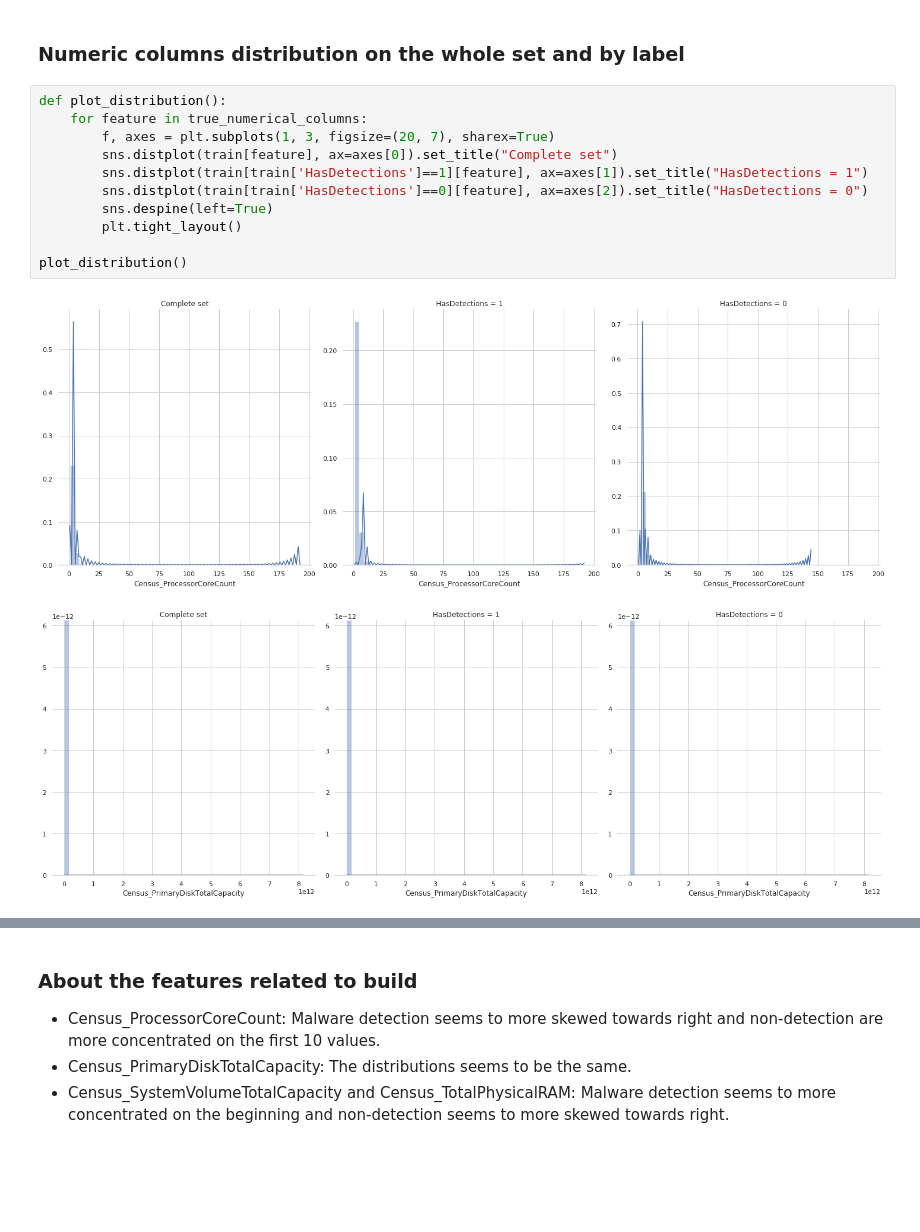
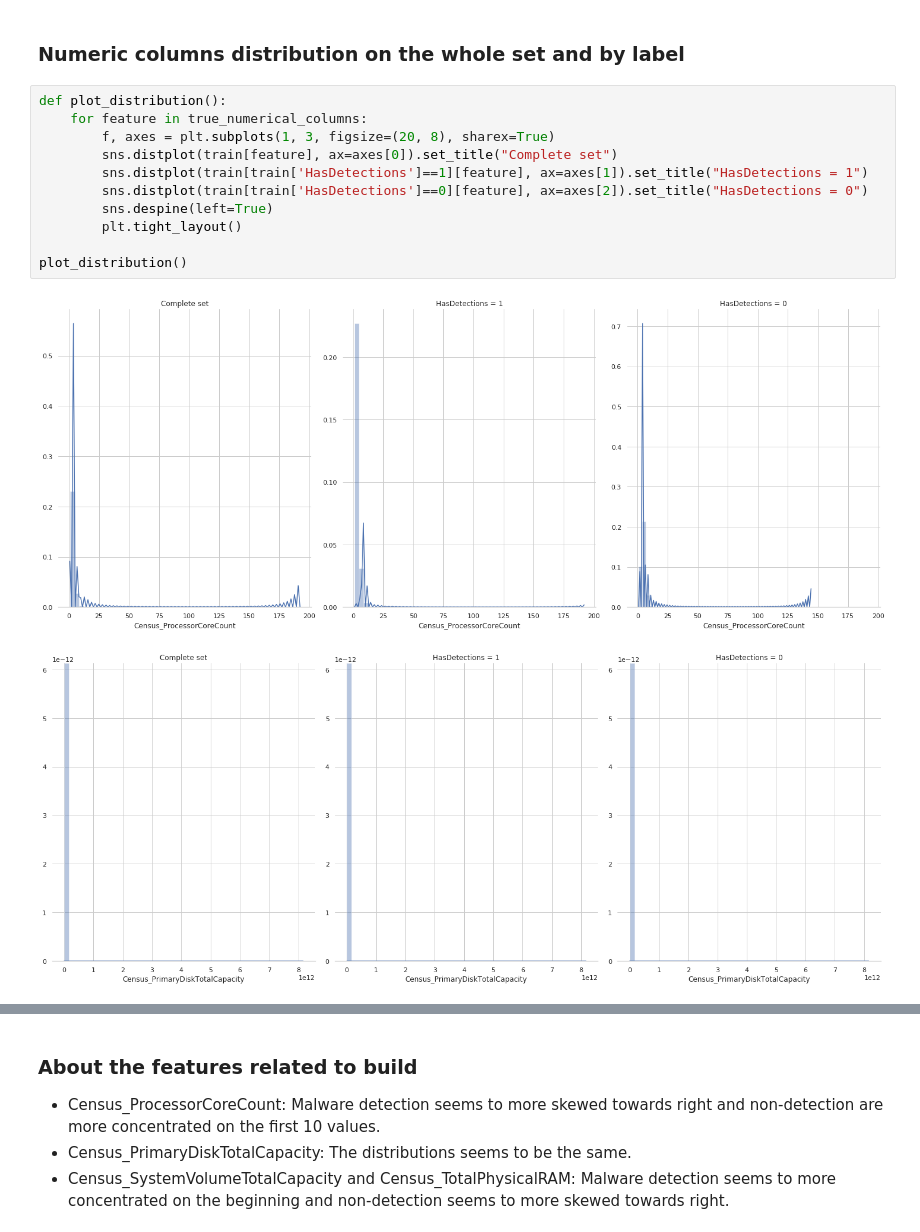
Before and after one commit to dimitreOliveira/MachineLearning, a Jupyter notebook: Kaggle/Microsoft Malware Prediction/Malware Detection - EDA and LGBM.ipynb, the cells around one changed output, grey strips where cells are left out. Cells and saved outputs as stored; diff of their text form; blank space fills up the shorter version.

```diff
--- a/Kaggle/Microsoft Malware Prediction/Malware Detection - EDA and LGBM.ipynb
+++ b/Kaggle/Microsoft Malware Prediction/Malware Detection - EDA and LGBM.ipynb
@@ -287,14 +287,14 @@ plot_label_distribution()
 # %%
 def plot_distribution():
     for feature in true_numerical_columns:
-        f, axes = plt.subplots(1, 3, figsize=(20, 7), sharex=True)
+        f, axes = plt.subplots(1, 3, figsize=(20, 8), sharex=True)
         sns.distplot(train[feature], ax=axes[0]).set_title("Complete set")
         sns.distplot(train[train['HasDetections']==1][feature], ax=axes[1]).set_title("HasDetections = 1")
         sns.distplot(train[train['HasDetections']==0][feature], ax=axes[2]).set_title("HasDetections = 0")
         sns.despine(left=True)
         plt.tight_layout()
 
 plot_distribution()
 # %% [output]
-[figure, old version]
+[figure, new version]
-[figure, old version]
+[figure, new version]
```
Also changed, not shown: parts of 6 cells of this notebook.
